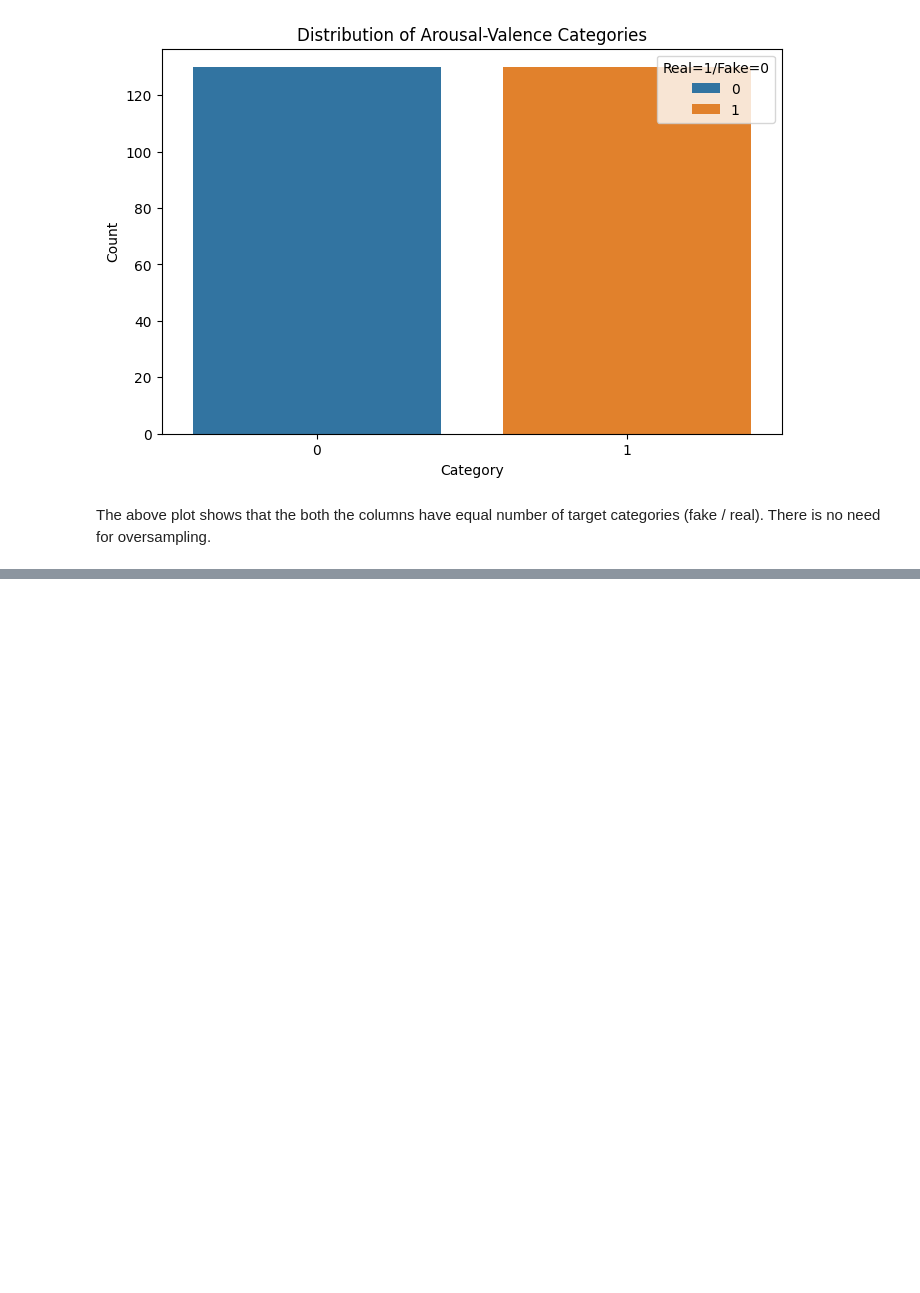
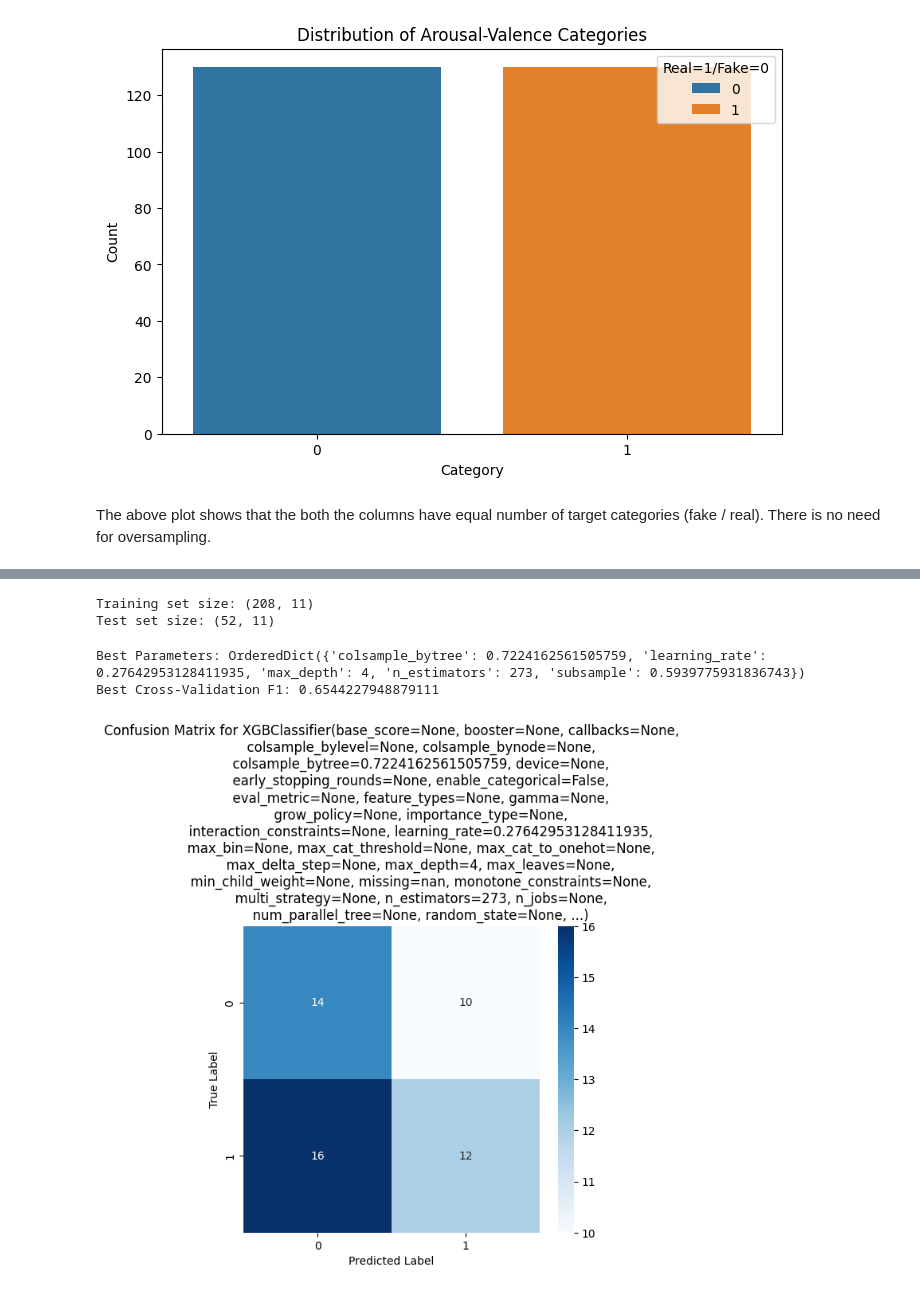
Before and after one commit to rud-rax/ml-fake-review-detection, a Jupyter notebook: main.ipynb, the cells around one changed output, grey strips where cells are left out. Saved outputs shown, nothing was run; the diff lists cells and outputs as text; code cells hidden in the pictures; blank space fills up the shorter version.

Commit message:
Trained XGB, RF

```diff
--- a/main.ipynb
+++ b/main.ipynb
@@ -217,0 +569,7 @@ The above plot shows that the both the columns have equal number of target categ
+# %%
+# Print dataset sizes
+print("Training set size:", X_train.shape)
+print("Test set size:", X_test.shape)
+# %% [output]
+Training set size: (208, 11)
+Test set size: (52, 11)
@@ -217,0 +578,5 @@ The above plot shows that the both the columns have equal number of target categ
+# %%
+def w_f1_score(y_test , y_pred) :
+    return f1_score(y_test , y_pred )
+
+cs = make_scorer(w_f1_score)
@@ -217,0 +625,15 @@ The above plot shows that the both the columns have equal number of target categ
+# %%
+
+
+cv = KFold(n_splits=5 ,shuffle= True, random_state=42)
+
+# Perform Bayesian Optimization with Cross-Validation
+bayes_search = BayesSearchCV(model , search_spaces=search_space, n_iter=30, cv=cv, scoring= cs , n_jobs=-1, random_state=42)
+bayes_search.fit(X_train, y_train)
+
+# Best parameters and cross-validation accuracy
+print("Best Parameters:", bayes_search.best_params_)
+print("Best Cross-Validation F1:", bayes_search.best_score_)
+# %% [output]
+Best Parameters: OrderedDict({'colsample_bytree': 0.7224162561505759, 'learning_rate': 0.27642953128411935, 'max_depth': 4, 'n_estimators': 273, 'subsample': 0.5939775931836743})
+Best Cross-Validation F1: 0.6544227948879111
@@ -217,0 +642,18 @@ The above plot shows that the both the columns have equal number of target categ
+# %%
+# model = MLPClassifier(**bayes_search.best_params_)
+model = XGBClassifier(**bayes_search.best_params_)
+# %%
+model.fit(X_train , y_train)
+y_pred = model.predict(X_test)
+# %%
+cm = confusion_matrix(y_test, y_pred)
+plt.figure(figsize=(6, 5))
+class_names = ['0', '1']
+
+sns.heatmap(cm, annot=True, fmt="d", cmap="Blues", xticklabels=class_names, yticklabels=class_names)
+plt.xlabel("Predicted Label")
+plt.ylabel("True Label")
+plt.title(f"Confusion Matrix for {model}")
+plt.show()
+# %% [output]
+[figure, added]
```
Also changed, not shown: parts of 33 cells of this notebook, 2 other files.
